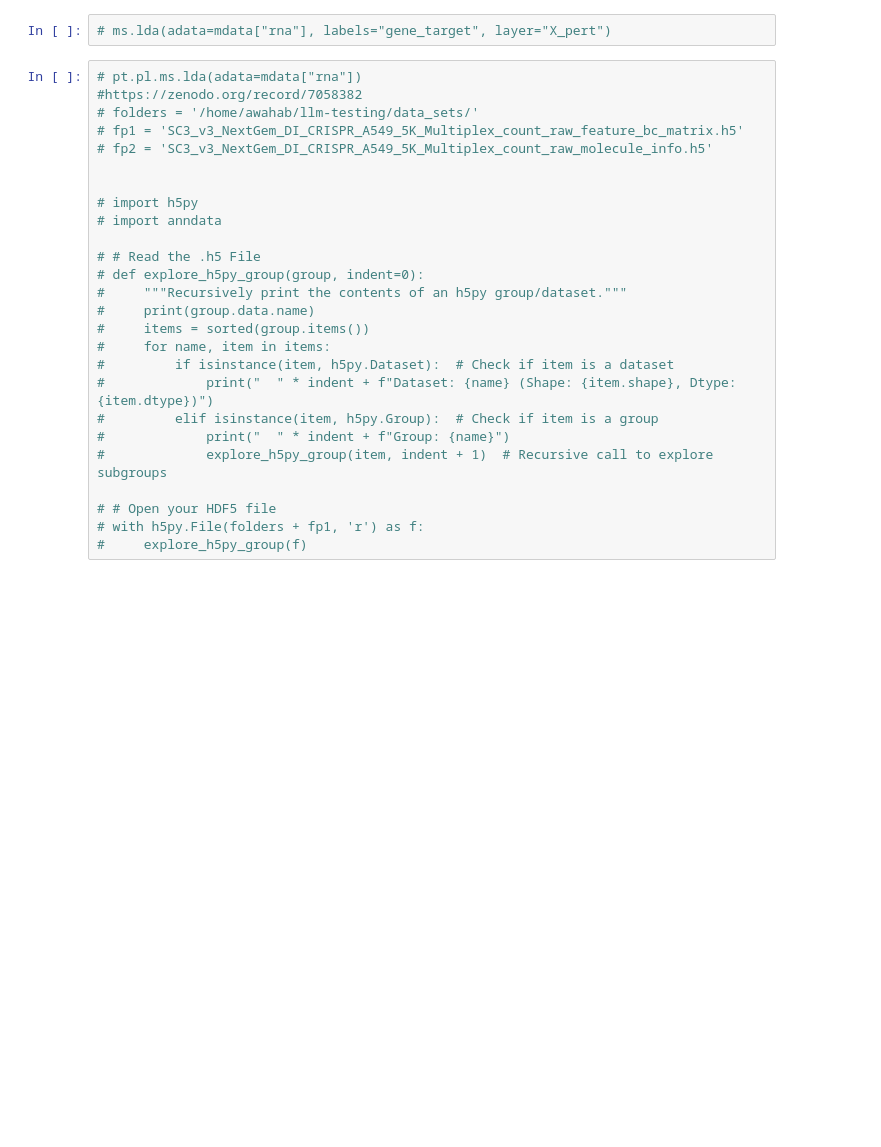
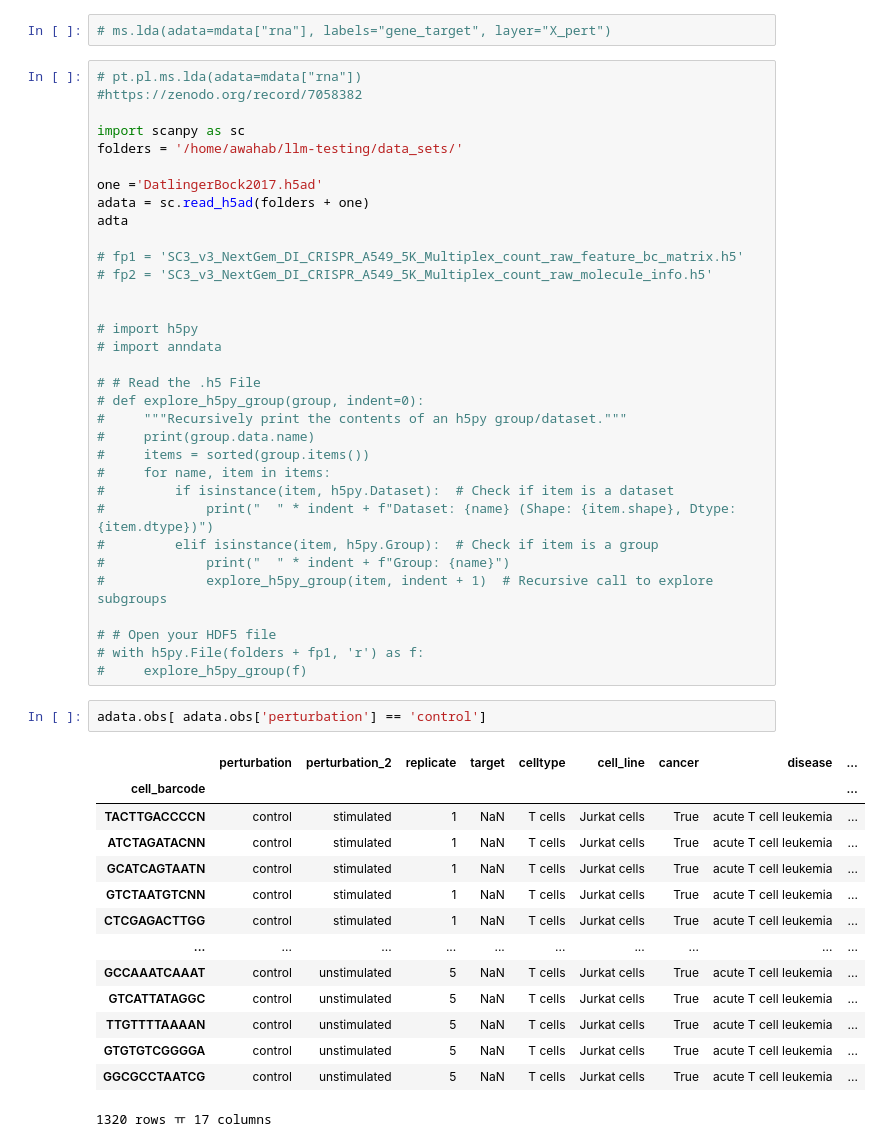
Before and after one commit to adnanwahab/llm-testing, a Jupyter notebook: Insert new name for notebook.ipynb, the cells around one changed output. Cells and saved outputs as stored; diff of their text form; blank space fills up the shorter version.

```diff
--- a/Insert new name for notebook.ipynb
+++ b/Insert new name for notebook.ipynb
@@ -440,7 +510,14 @@ adata.obs["condition"].replace({"ctrl": "control", "stim": "stimulated"}, inplac
 # %%
 # pt.pl.ms.lda(adata=mdata["rna"])
 #https://zenodo.org/record/7058382
-# folders = '/home/awahab/llm-testing/data_sets/'
+
+import scanpy as sc
+folders = '/home/awahab/llm-testing/data_sets/'
+
+one ='DatlingerBock2017.h5ad'
+adata = sc.read_h5ad(folders + one)
+adta
+
 # fp1 = 'SC3_v3_NextGem_DI_CRISPR_A549_5K_Multiplex_count_raw_feature_bc_matrix.h5'
 # fp2 = 'SC3_v3_NextGem_DI_CRISPR_A549_5K_Multiplex_count_raw_molecule_info.h5'
 
@@ -463,3 +540,20 @@ adata.obs["condition"].replace({"ctrl": "control", "stim": "stimulated"}, inplac
 # # Open your HDF5 file
 # with h5py.File(folders + fp1, 'r') as f:
 #     explore_h5py_group(f)
+# %%
+adata.obs[ adata.obs['perturbation'] == 'control']
+# %% [output]
+|  | perturbation | perturbation_2 | replicate | target | celltype | cell_line | cancer | disease | ... |
+| cell_barcode |  |  |  |  |  |  |  |  | ... |
+| TACTTGACCCCN | control | stimulated | 1 | NaN | T cells | Jurkat cells | True | acute T cell leukemia | ... |
+| ATCTAGATACNN | control | stimulated | 1 | NaN | T cells | Jurkat cells | True | acute T cell leukemia | ... |
+| GCATCAGTAATN | control | stimulated | 1 | NaN | T cells | Jurkat cells | True | acute T cell leukemia | ... |
+| GTCTAATGTCNN | control | stimulated | 1 | NaN | T cells | Jurkat cells | True | acute T cell leukemia | ... |
+| CTCGAGACTTGG | control | stimulated | 1 | NaN | T cells | Jurkat cells | True | acute T cell leukemia | ... |
+| ... | ... | ... | ... | ... | ... | ... | ... | ... | ... |
+| GCCAAATCAAAT | control | unstimulated | 5 | NaN | T cells | Jurkat cells | True | acute T cell leukemia | ... |
+| GTCATTATAGGC | control | unstimulated | 5 | NaN | T cells | Jurkat cells | True | acute T cell leukemia | ... |
+| TTGTTTTAAAAN | control | unstimulated | 5 | NaN | T cells | Jurkat cells | True | acute T cell leukemia | ... |
+| GTGTGTCGGGGA | control | unstimulated | 5 | NaN | T cells | Jurkat cells | True | acute T cell leukemia | ... |
+| GGCGCCTAATCG | control | unstimulated | 5 | NaN | T cells | Jurkat cells | True | acute T cell leukemia | ... |
+1320 rows ￗ 17 columns
```
Also changed, not shown: parts of 10 cells of this notebook.
